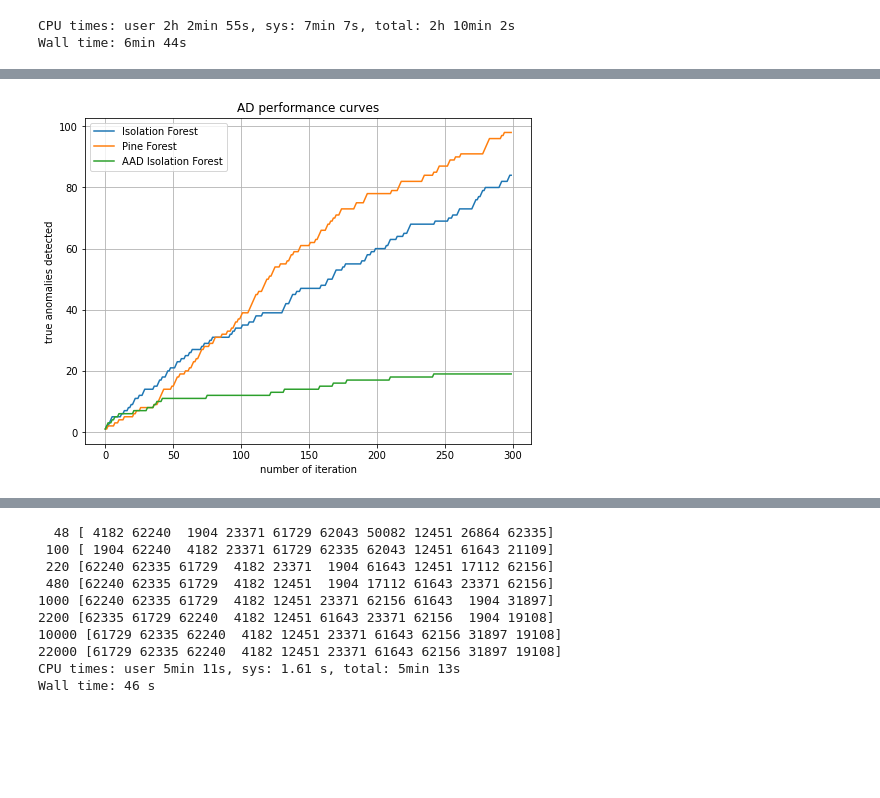
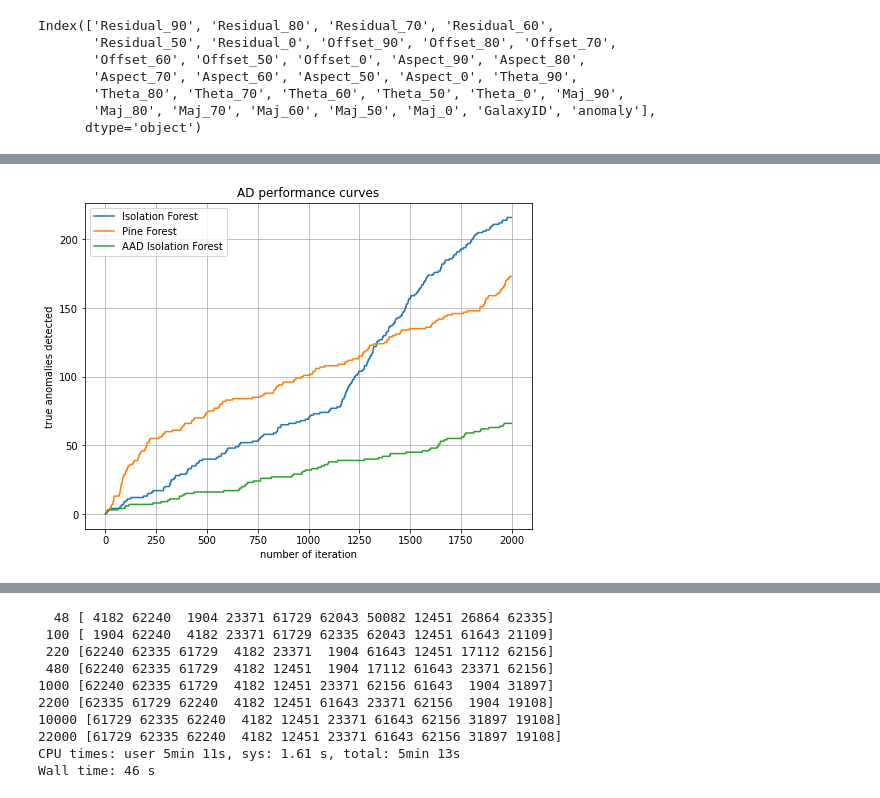
Before and after one commit to snad-space/coniferest, a Jupyter notebook: notebooks/comparison_on_ml_datasets.ipynb, the cells around one changed output, grey strips where cells are left out. Cells and saved outputs as stored; diff of their text form; code cells hidden in the pictures; blank space fills up the shorter version.

```diff
--- a/notebooks/comparison_on_ml_datasets.ipynb
+++ b/notebooks/comparison_on_ml_datasets.ipynb
@@ -135,9 +135,9 @@ class CompareThem:
         self.aadforest_exp.run(tqdm=tqdm)
         self.pineforest_exp.run(tqdm=tqdm)
 
-    def plot(self):
+    def plot(self, title='AD performance curves'):
         plt.figure(figsize=(8, 6))
-        plt.title('AD performance curves')
+        plt.title(title)
 
         def performance(exp):
             return np.cumsum(exp.data_labels[exp.trajectory] == Label.A)
@@ -346,9 +318,14 @@ allopts = { 'n_subsamples': 256, 'n_trees': 100 }
 options = { 'isoforest': allopts, 'aadforest': allopts, 'pineforest': allopts }
 
 
-gz_1 = CompareThem(GalaxyZoo2())
-gz_1.run(tqdm=True)
-gz_1.plot()
+gz_24 = CompareThem(GalaxyZoo2(), options=options, capacity=2000)
+gz_24.run(tqdm=True)
+gz_24.plot()
 # %% [output]
-CPU times: user 2h 2min 55s, sys: 7min 7s, total: 2h 10min 2s
-Wall time: 6min 44s
+Index(['Residual_90', 'Residual_80', 'Residual_70', 'Residual_60',
+       'Residual_50', 'Residual_0', 'Offset_90', 'Offset_80', 'Offset_70',
+       'Offset_60', 'Offset_50', 'Offset_0', 'Aspect_90', 'Aspect_80',
+       'Aspect_70', 'Aspect_60', 'Aspect_50', 'Aspect_0', 'Theta_90',
+       'Theta_80', 'Theta_70', 'Theta_60', 'Theta_50', 'Theta_0', 'Maj_90',
+       'Maj_80', 'Maj_70', 'Maj_60', 'Maj_50', 'Maj_0', 'GalaxyID', 'anomaly'],
+      dtype='object')
@@ -355 +334 @@ Wall time: 6min 44s
-[figure, old version]
+[figure, new version]
```
Also changed, not shown: parts of 25 cells of this notebook.
